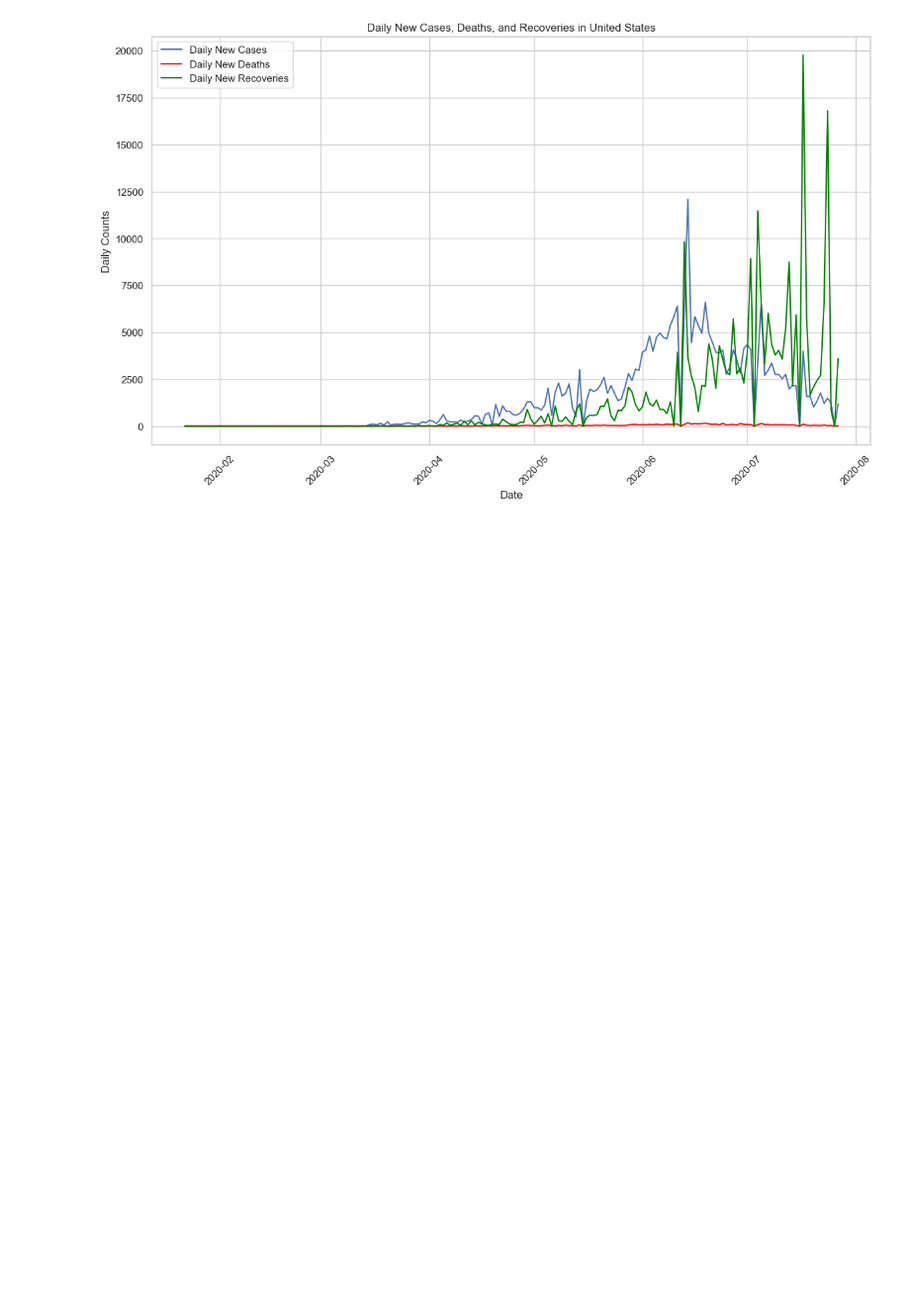
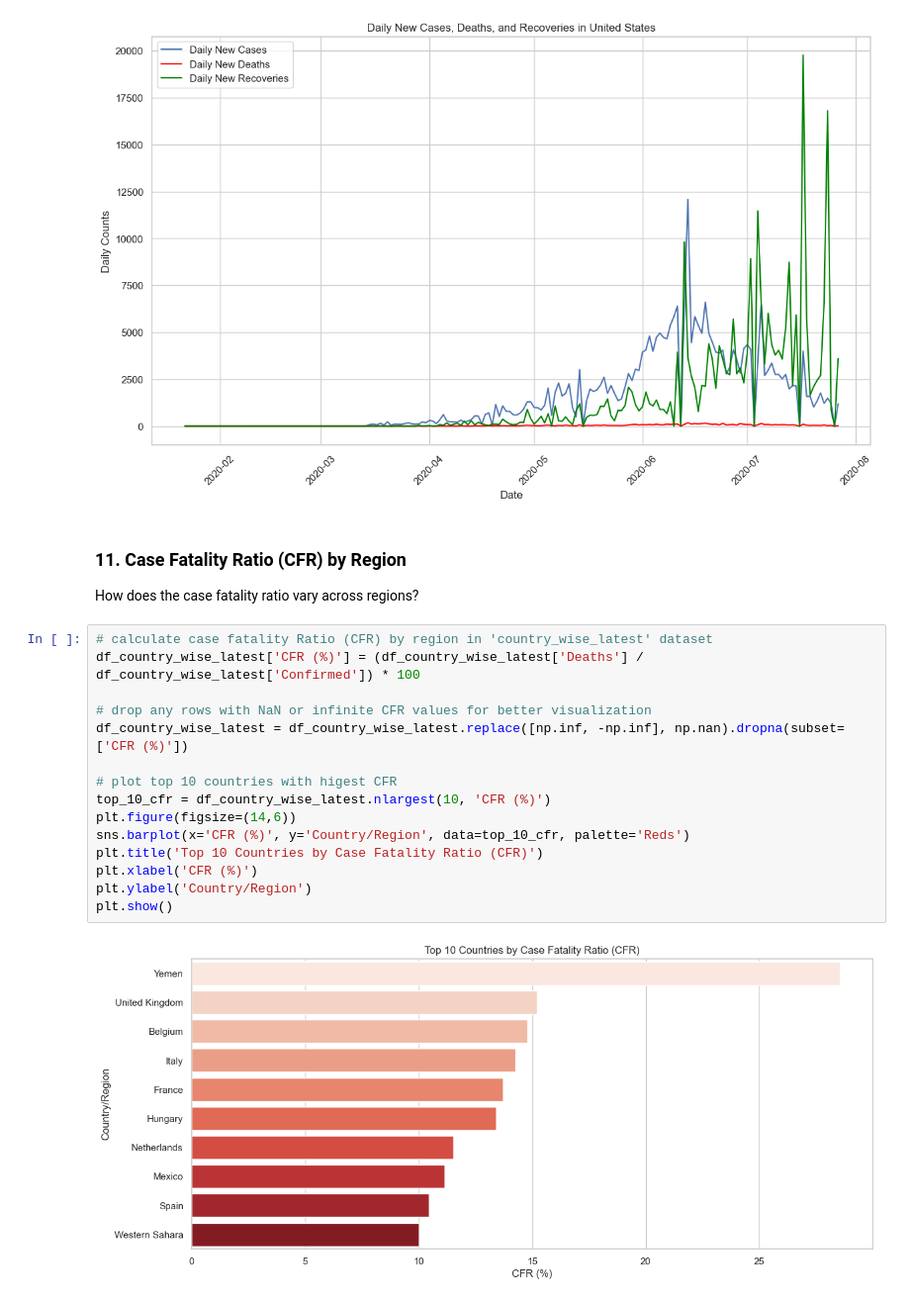
Before and after one commit to iammuhammadhassaan/ml_projects, a Jupyter notebook: 14_covid_19_project/notebooks/01_covid_19_project.ipynb, the cells around one changed output. Shown at 99% size. Saved outputs shown, nothing was run; the diff lists cells and outputs as text; blank space fills up the shorter version.

```diff
--- a/14_covid_19_project/notebooks/01_covid_19_project.ipynb
+++ b/14_covid_19_project/notebooks/01_covid_19_project.ipynb
@@ -805,3 +811,24 @@ plt.xticks(rotation=45)
 plt.show()
 # %% [output]
 [figure]
+# %% [markdown]
+### 11. Case Fatality Ratio (CFR) by Region
+
+How does the case fatality ratio vary across regions?
+# %%
+# calculate case fatality Ratio (CFR) by region in 'country_wise_latest' dataset
+df_country_wise_latest['CFR (%)'] = (df_country_wise_latest['Deaths'] / df_country_wise_latest['Confirmed']) * 100
+
+# drop any rows with NaN or infinite CFR values for better visualization
+df_country_wise_latest = df_country_wise_latest.replace([np.inf, -np.inf], np.nan).dropna(subset=['CFR (%)'])
+
+# plot top 10 countries with higest CFR
+top_10_cfr = df_country_wise_latest.nlargest(10, 'CFR (%)')
+plt.figure(figsize=(14,6))
+sns.barplot(x='CFR (%)', y='Country/Region', data=top_10_cfr, palette='Reds')
+plt.title('Top 10 Countries by Case Fatality Ratio (CFR)')
+plt.xlabel('CFR (%)')
+plt.ylabel('Country/Region')
+plt.show()
+# %% [output]
+[figure, added]
```
Also changed, not shown: parts of 38 cells of this notebook.
